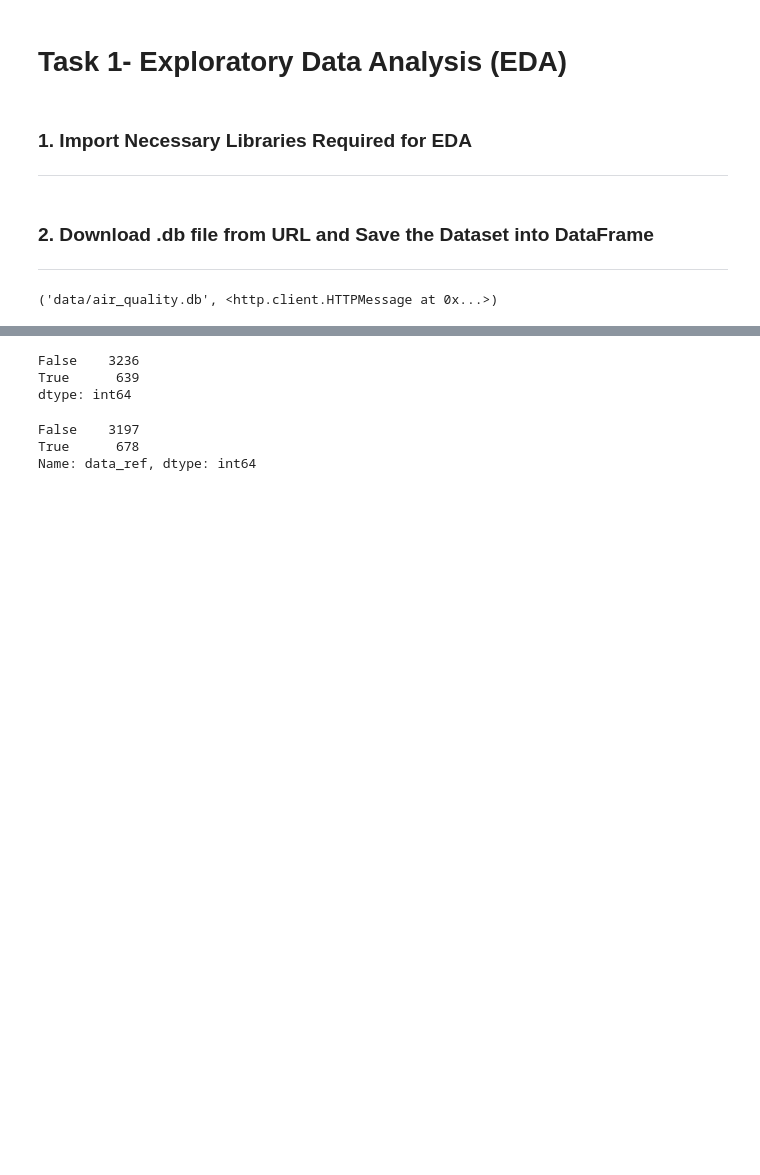
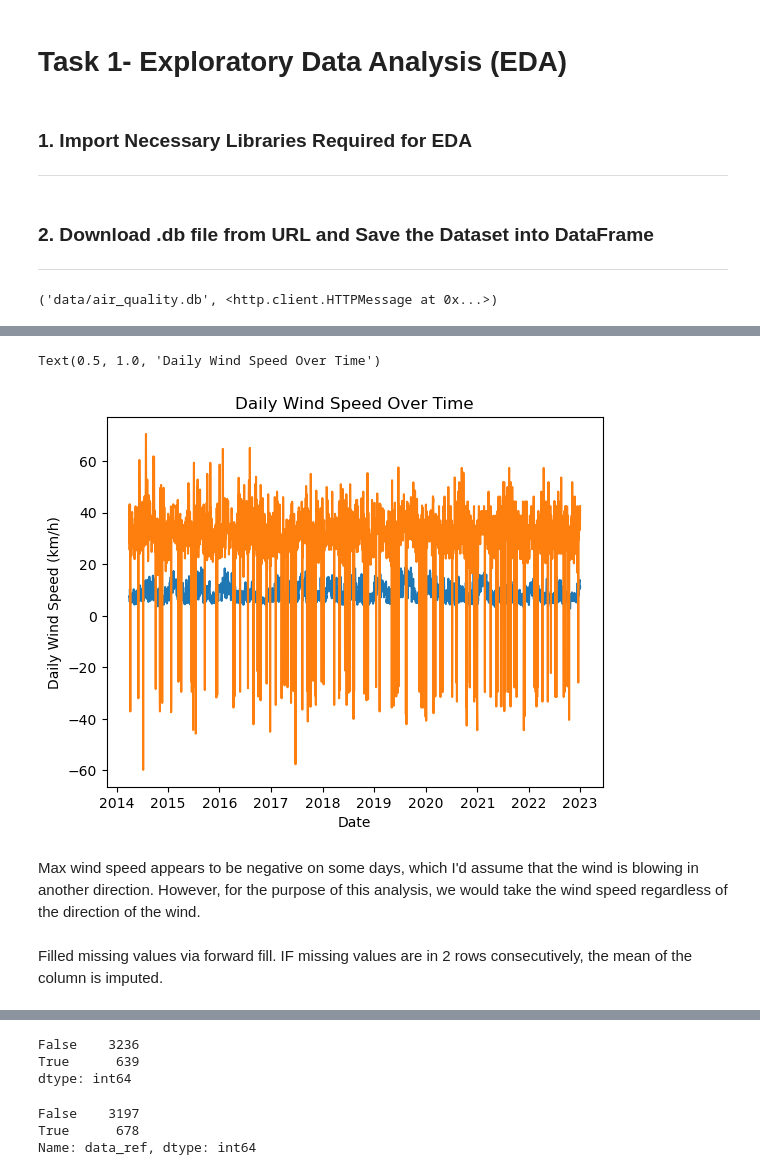
Before and after one commit to yheyyyy/aiap18-Onn-Yun-Hui-595Z, a Jupyter notebook: eda.ipynb, the cells around one changed output, grey strips where cells are left out. Saved outputs shown, nothing was run; the diff lists cells and outputs as text; code cells hidden in the pictures; blank space fills up the shorter version.

```diff
--- a/eda.ipynb
+++ b/eda.ipynb
@@ -148,0 +180,16 @@ air_quality_df
+# %%
+weather_df['Min Temperature (deg C)'] = weather_df['Min Temperature (deg C)'].ffill()
+weather_df['Maximum Temperature (deg C)'] = weather_df['Maximum Temperature (deg C)'].ffill()
+# %%
+sns.lineplot(x='date', y='Min Wind Speed (km/h)', data=weather_df)
+sns.lineplot(x='date', y='Max Wind Speed (km/h)', data=weather_df)
+
+# Add labels and title
+plt.xlabel('Date')
+plt.ylabel('Daily Wind Speed (km/h)')
+plt.title('Daily Wind Speed Over Time')
+# %% [output]
+Text(0.5, 1.0, 'Daily Wind Speed Over Time')
+[figure, added]
+# %% [markdown]
+Max wind speed appears to be negative on some days, which I'd assume that the wind is blowing in another direction. However, for the purpose of this analysis, we would take the wind speed regardless of the direction of the wind.
@@ -148,0 +198,2 @@ air_quality_df
+# %% [markdown]
+Filled missing values via forward fill. IF missing values are in 2 rows consecutively, the mean of the column is imputed.
```
Also changed, not shown: parts of 96 cells of this notebook.
